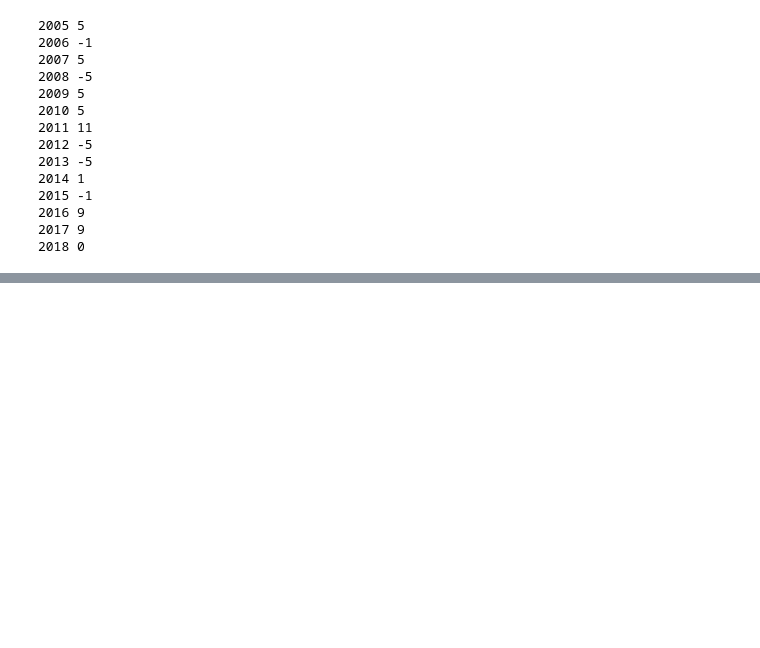
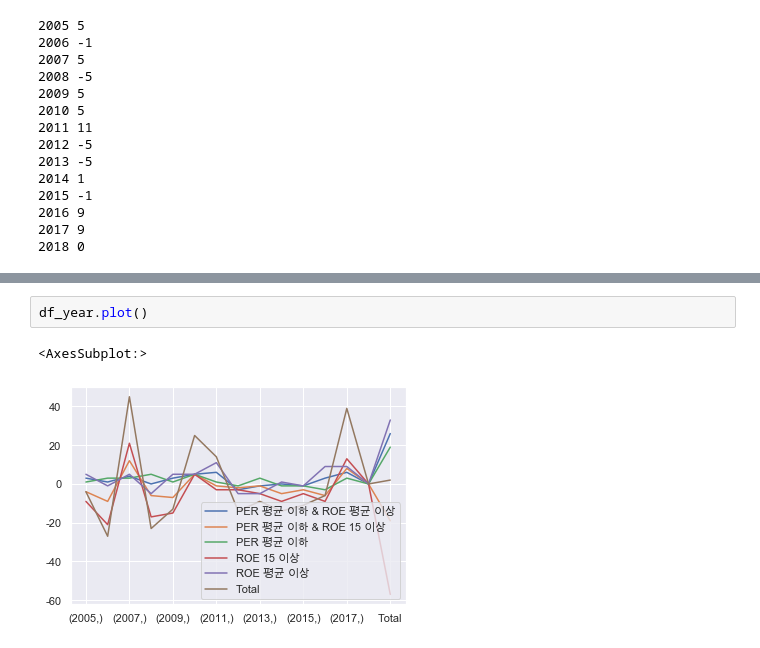
Before and after one commit to dss-16th/eda-repo-1, a Jupyter notebook: eda_per_roa_cap.ipynb, the cells around one changed output, grey strips where cells are left out. Cells and saved outputs as stored; diff of their text form; blank space fills up the shorter version.

```diff
--- a/eda_per_roa_cap.ipynb
+++ b/eda_per_roa_cap.ipynb
@@ -805,0 +788,5 @@ df_year
+# %%
+df_year.plot()
+# %% [output]
+<AxesSubplot:>
+[figure, added]
```
Also changed, not shown: parts of 18 cells of this notebook.
